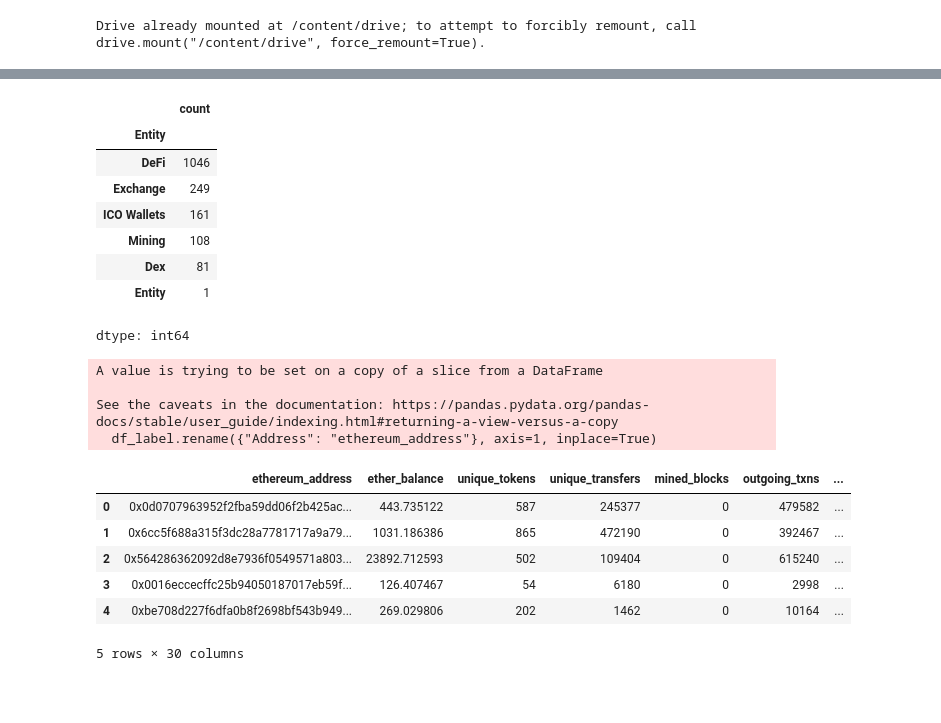
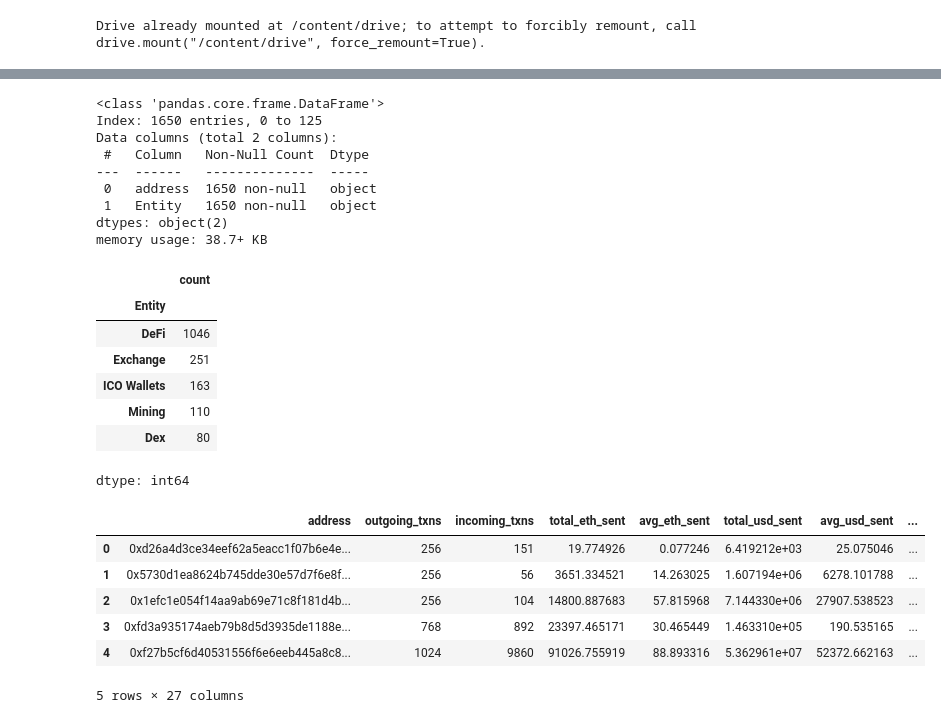
Before and after one commit to shazzad-hasan/ethereum-addresses-space-clustering, a Jupyter notebook: data_preprocessing.ipynb, the cells around one changed output, grey strips where cells are left out. Cells and saved outputs as stored; diff of their text form; code cells hidden in the pictures; blank space fills up the shorter version.

```diff
--- a/data_preprocessing.ipynb
+++ b/data_preprocessing.ipynb
@@ -74,0 +91,3 @@ memory usage: 299.2+ KB
+# %%
+df_label_g = pd.read_csv("/content/drive/MyDrive/ethereum-address-space-clustering/data/address_labels_bigquery.csv")
+df_label_g.head()
@@ -74,0 +122,3 @@ memory usage: 299.2+ KB
+# %%
+df_label_g = df_label_g[["address", "category"]]
+df_label_g.category.value_counts()
@@ -75,32 +143,40 @@ memory usage: 299.2+ KB
+# %%
+df_label_g = df_label_g.loc[df_label_g["category"].isin(["Exchange", "Mining", "ICO Wallets", "DeFi", "Dex"])]
+df_label_g.rename({"category": "Entity"}, axis=1, inplace=True)
+# %%
+df_label_combined = pd.concat([df_label_k, df_label_g])
+df_label_combined = df_label_combined.drop_duplicates()
+df_label_combined.info()
+# %% [output]
+<class 'pandas.core.frame.DataFrame'>
+Index: 1650 entries, 0 to 125
+Data columns (total 2 columns):
+ #   Column   Non-Null Count  Dtype
+---  ------   --------------  -----
+ 0   address  1650 non-null   object
+ 1   Entity   1650 non-null   object
+dtypes: object(2)
+memory usage: 38.7+ KB
 # %%
-df_label.Entity.value_counts()
+df_label_combined.Entity.value_counts()
 # %% [output]
 |  | count |
 | Entity |  |
 | DeFi | 1046 |
-| Exchange | 249 |
-| ICO Wallets | 161 |
-| Mining | 108 |
-| Dex | 81 |
-| Entity | 1 |
+| Exchange | 251 |
+| ICO Wallets | 163 |
+| Mining | 110 |
+| Dex | 80 |
 dtype: int64
-# %%
-df_label = df_label.loc[df_label["Entity"].isin(["Exchange", "Mining", "ICO Wallets", "DeFi", "Dex"])]
-df_label.rename({"Address": "ethereum_address"}, axis=1, inplace=True)
-# %% [output]
-A value is trying to be set on a copy of a slice from a DataFrame
-
-See the caveats in the documentation: https://pandas.pydata.org/pandas-docs/stable/user_guide/indexing.html#returning-a-view-versus-a-copy
-  df_label.rename({"Address": "ethereum_address"}, axis=1, inplace=True)
 # %%
-df_combined = df.merge(df_label, how="left", on="ethereum_address")
-df_combined.head()
+df_labeled = df.merge(df_label_combined, how="left", on="address")
+df_labeled.head()
 # %% [output]
-|  | ethereum_address | ether_balance | unique_tokens | unique_transfers | mined_blocks | outgoing_txns | ... |
-| 0 | 0x0d0707963952f2fba59dd06f2b425ac... | 443.735122 | 587 | 245377 | 0 | 479582 | ... |
-| 1 | 0x6cc5f688a315f3dc28a7781717a9a79... | 1031.186386 | 865 | 472190 | 0 | 392467 | ... |
-| 2 | 0x564286362092d8e7936f0549571a803... | 23892.712593 | 502 | 109404 | 0 | 615240 | ... |
-| 3 | 0x0016eccecffc25b94050187017eb59f... | 126.407467 | 54 | 6180 | 0 | 2998 | ... |
-| 4 | 0xbe708d227f6dfa0b8f2698bf543b949... | 269.029806 | 202 | 1462 | 0 | 10164 | ... |
+|  | address | outgoing_txns | incoming_txns | total_eth_sent | avg_eth_sent | total_usd_sent | avg_usd_sent | ... |
+| 0 | 0xd26a4d3ce34eef62a5eacc1f07b6e4e... | 256 | 151 | 19.774926 | 0.077246 | 6.419212e+03 | 25.075046 | ... |
+| 1 | 0x5730d1ea8624b745dde30e57d7f6e8f... | 256 | 56 | 3651.334521 | 14.263025 | 1.607194e+06 | 6278.101788 | ... |
+| 2 | 0x1efc1e054f14aa9ab69e71c8f181d4b... | 256 | 104 | 14800.887683 | 57.815968 | 7.144330e+06 | 27907.538523 | ... |
+| 3 | 0xfd3a935174aeb79b8d5d3935de1188e... | 768 | 892 | 23397.465171 | 30.465449 | 1.463310e+05 | 190.535165 | ... |
+| 4 | 0xf27b5cf6d40531556f6e6eeb445a8c8... | 1024 | 9860 | 91026.755919 | 88.893316 | 5.362961e+07 | 52372.662163 | ... |
-5 rows × 30 columns
+5 rows × 27 columns
 # %%
```
Also changed, not shown: parts of 16 cells of this notebook.
